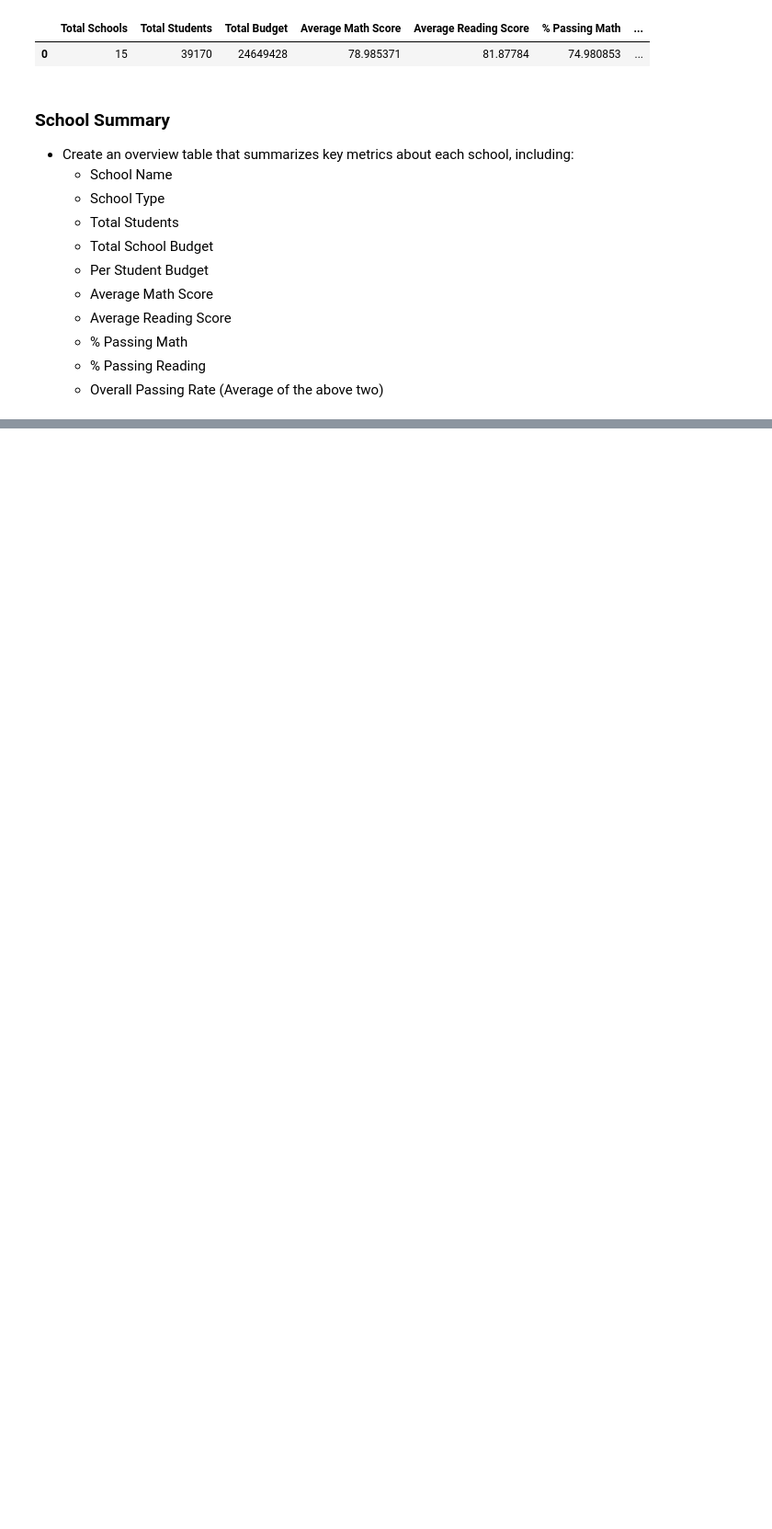
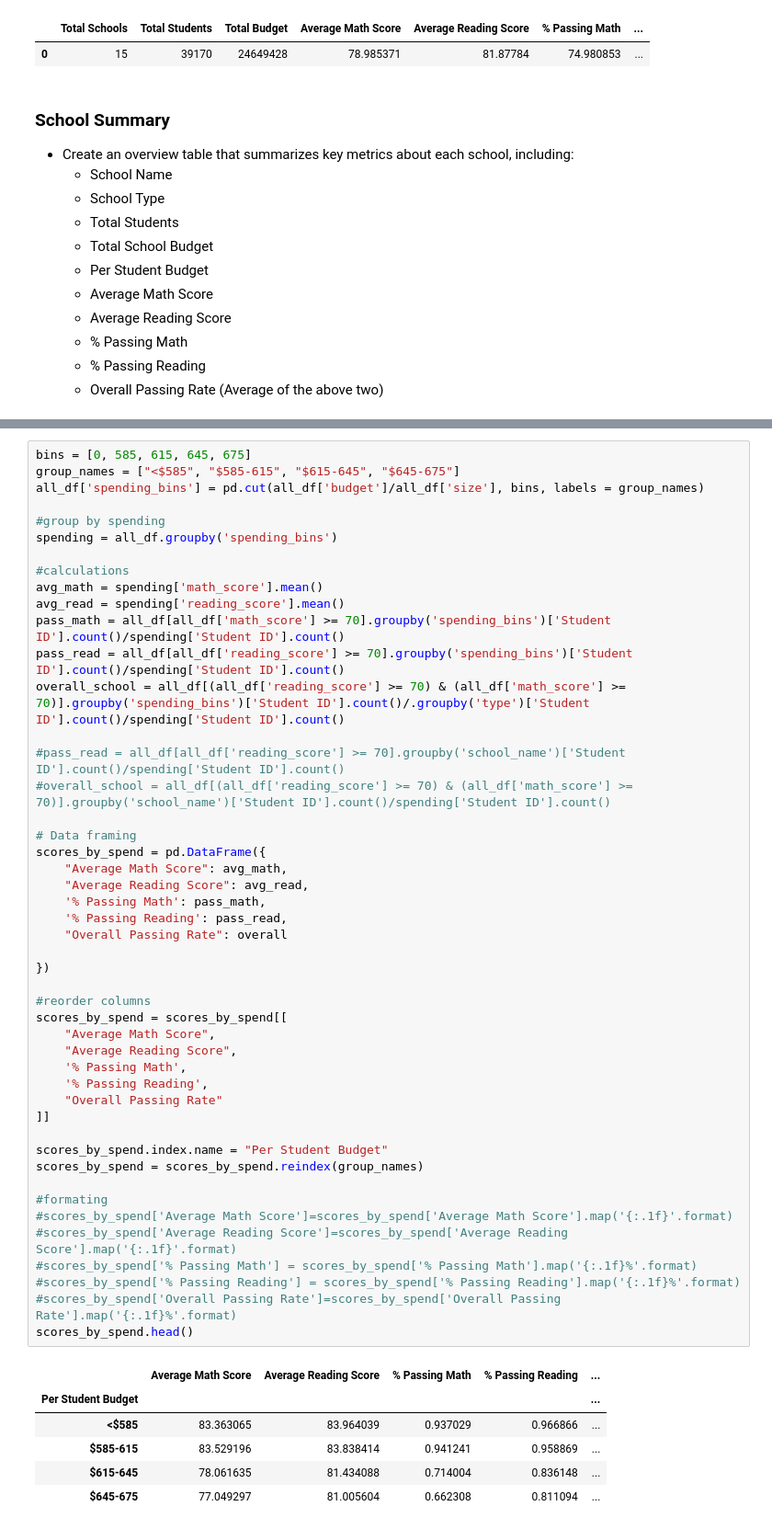
Before and after one commit to v33na/pandas-challenge, a Jupyter notebook: PyCitySchools/PyCitySchools.ipynb, the cells around one changed output, grey strips where cells are left out. Shown: that part at 92% size. Cells and saved outputs as stored; diff of their text form; blank space fills up the shorter version.

```diff
--- a/PyCitySchools/PyCitySchools.ipynb
+++ b/PyCitySchools/PyCitySchools.ipynb
@@ -173,0 +282,54 @@ school_summary
+# %%
+bins = [0, 585, 615, 645, 675]
+group_names = ["<$585", "$585-615", "$615-645", "$645-675"]
+all_df['spending_bins'] = pd.cut(all_df['budget']/all_df['size'], bins, labels = group_names)
+
+#group by spending
+spending = all_df.groupby('spending_bins')
+
+#calculations
+avg_math = spending['math_score'].mean()
+avg_read = spending['reading_score'].mean()
+pass_math = all_df[all_df['math_score'] >= 70].groupby('spending_bins')['Student ID'].count()/spending['Student ID'].count()
+pass_read = all_df[all_df['reading_score'] >= 70].groupby('spending_bins')['Student ID'].count()/spending['Student ID'].count()
+overall_school = all_df[(all_df['reading_score'] >= 70) & (all_df['math_score'] >= 70)].groupby('spending_bins')['Student ID'].count()/.groupby('type')['Student ID'].count()/spending['Student ID'].count()
+
+#pass_read = all_df[all_df['reading_score'] >= 70].groupby('school_name')['Student ID'].count()/spending['Student ID'].count()
+#overall_school = all_df[(all_df['reading_score'] >= 70) & (all_df['math_score'] >= 70)].groupby('school_name')['Student ID'].count()/spending['Student ID'].count()
+
+# Data framing
+scores_by_spend = pd.DataFrame({
+    "Average Math Score": avg_math,
+    "Average Reading Score": avg_read,
+    '% Passing Math': pass_math,
+    '% Passing Reading': pass_read,
+    "Overall Passing Rate": overall
+
+})
+
+#reorder columns
+scores_by_spend = scores_by_spend[[
+    "Average Math Score",
+    "Average Reading Score",
+    '% Passing Math',
+    '% Passing Reading',
+    "Overall Passing Rate"
+]]
+
+scores_by_spend.index.name = "Per Student Budget"
+scores_by_spend = scores_by_spend.reindex(group_names)
+
+#formating
+#scores_by_spend['Average Math Score']=scores_by_spend['Average Math Score'].map('{:.1f}'.format)
+#scores_by_spend['Average Reading Score']=scores_by_spend['Average Reading Score'].map('{:.1f}'.format)
+#scores_by_spend['% Passing Math'] = scores_by_spend['% Passing Math'].map('{:.1f}%'.format)
+#scores_by_spend['% Passing Reading'] = scores_by_spend['% Passing Reading'].map('{:.1f}%'.format)
+#scores_by_spend['Overall Passing Rate']=scores_by_spend['Overall Passing Rate'].map('{:.1f}%'.format)
+scores_by_spend.head()
+# %% [output]
+|  | Average Math Score | Average Reading Score | % Passing Math | % Passing Reading | ... |
+| Per Student Budget |  |  |  |  | ... |
+| <$585 | 83.363065 | 83.964039 | 0.937029 | 0.966866 | ... |
+| $585-615 | 83.529196 | 83.838414 | 0.941241 | 0.958869 | ... |
+| $615-645 | 78.061635 | 81.434088 | 0.714004 | 0.836148 | ... |
+| $645-675 | 77.049297 | 81.005604 | 0.662308 | 0.811094 | ... |
```
Also changed, not shown: parts of 14 cells of this notebook, 1 other file.
